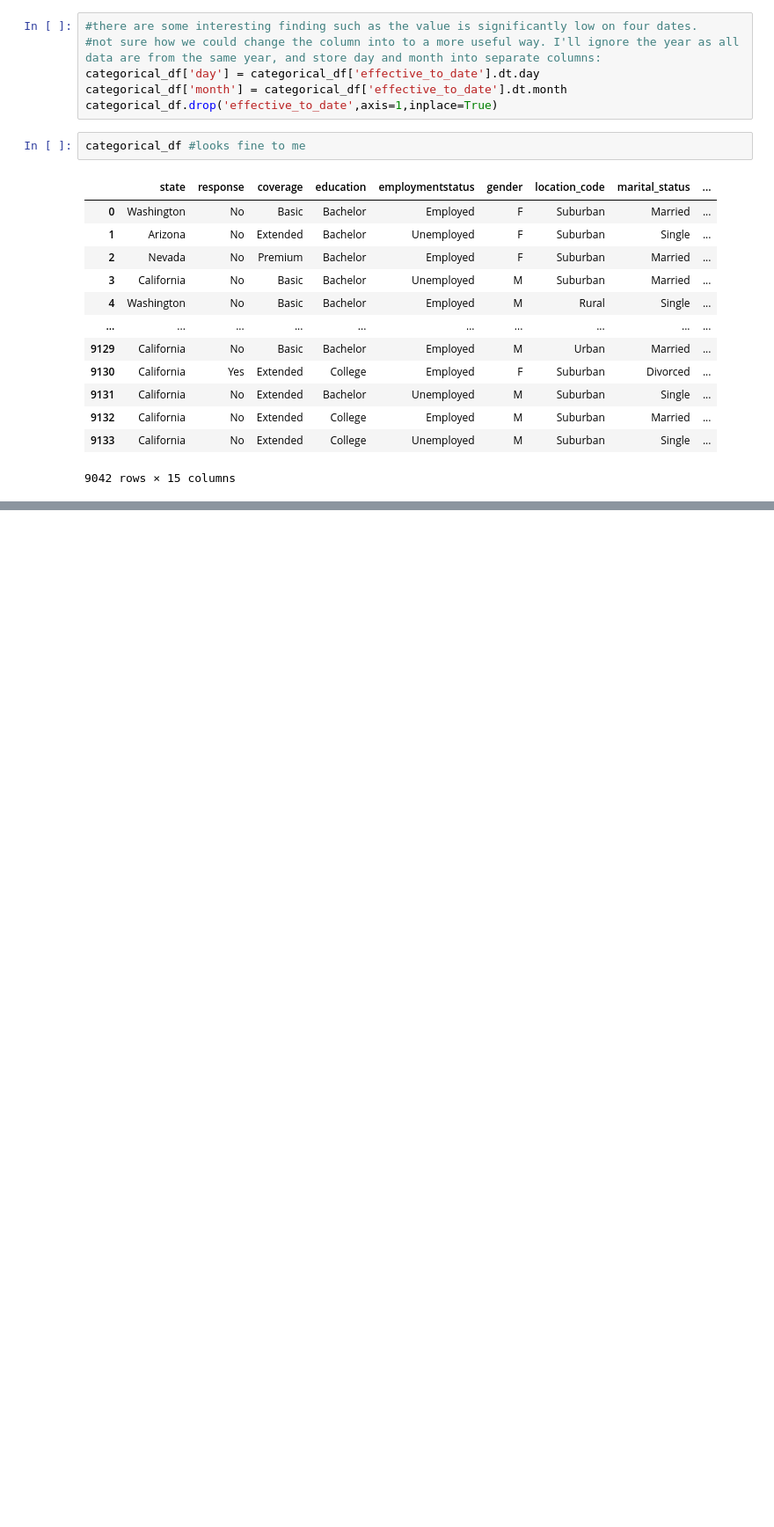
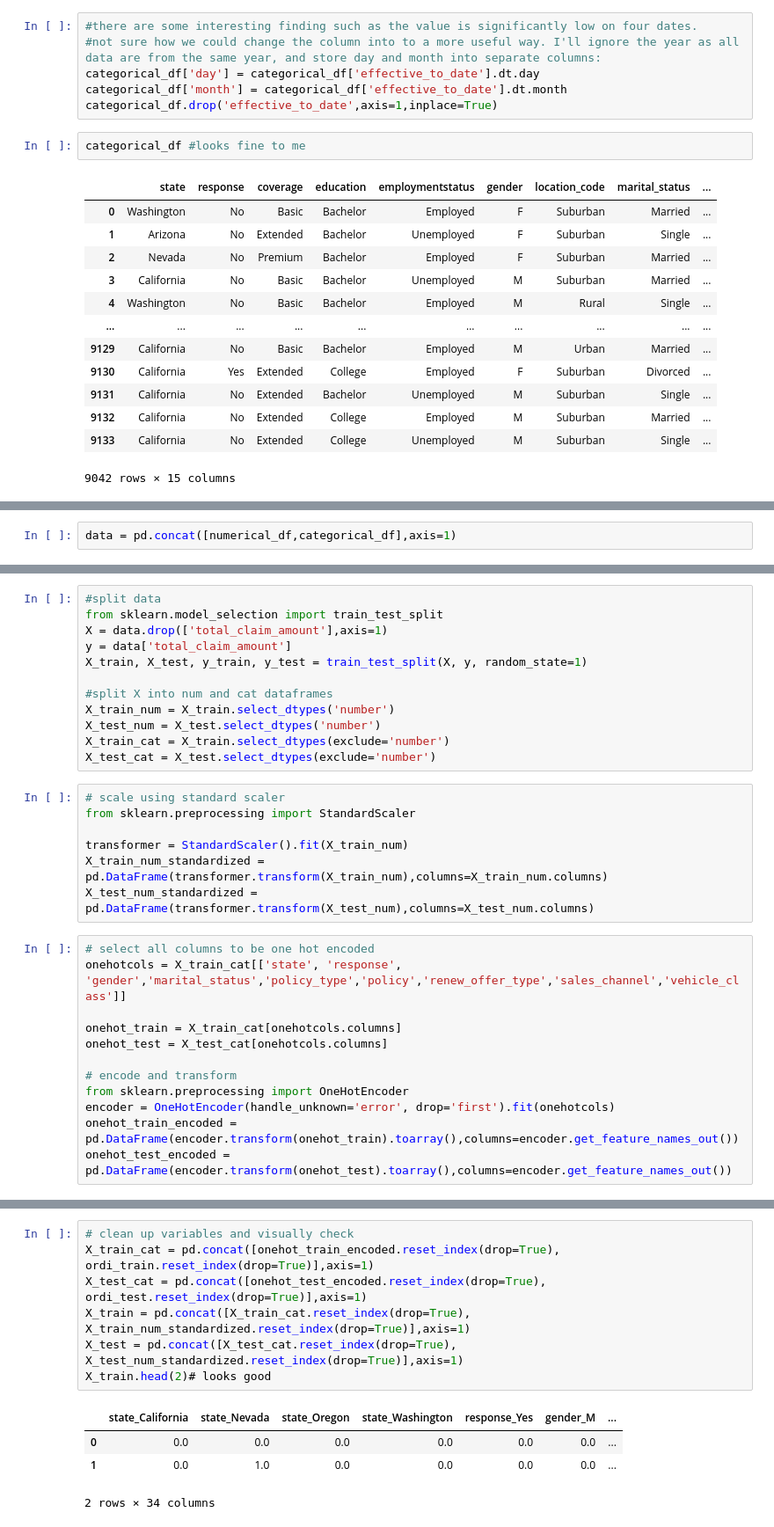
Before and after one commit to Kev-Cui/Ironhack-lab-cleaning-numerical-data, a Jupyter notebook: Lab-cleaning-numeric-data.ipynb, the cells around one changed output, grey strips where cells are left out. Shown at 88% size. Drawn from its saved outputs; the diff is of its cells as text; blank space fills up the shorter version.

Commit message:
Solved Lab Part 4: modelling and scoring

```diff
--- a/Lab-cleaning-numeric-data.ipynb
+++ b/Lab-cleaning-numeric-data.ipynb
@@ -369,0 +372,2 @@ categorical_df #looks fine to me
+# %%
+data = pd.concat([numerical_df,categorical_df],axis=1)
@@ -369,0 +394,31 @@ categorical_df #looks fine to me
+# %%
+#split data
+from sklearn.model_selection import train_test_split
+X = data.drop(['total_claim_amount'],axis=1)
+y = data['total_claim_amount']
+X_train, X_test, y_train, y_test = train_test_split(X, y, random_state=1)
+
+#split X into num and cat dataframes
+X_train_num = X_train.select_dtypes('number')
+X_test_num = X_test.select_dtypes('number')
+X_train_cat = X_train.select_dtypes(exclude='number')
+X_test_cat = X_test.select_dtypes(exclude='number')
+# %%
+# scale using standard scaler
+from sklearn.preprocessing import StandardScaler
+
+transformer = StandardScaler().fit(X_train_num)
+X_train_num_standardized = pd.DataFrame(transformer.transform(X_train_num),columns=X_train_num.columns)
+X_test_num_standardized = pd.DataFrame(transformer.transform(X_test_num),columns=X_test_num.columns)
+# %%
+# select all columns to be one hot encoded
+onehotcols = X_train_cat[['state', 'response', 'gender','marital_status','policy_type','policy','renew_offer_type','sales_channel','vehicle_class']]
+
+onehot_train = X_train_cat[onehotcols.columns]
+onehot_test = X_test_cat[onehotcols.columns]
+
+# encode and transform
+from sklearn.preprocessing import OneHotEncoder
+encoder = OneHotEncoder(handle_unknown='error', drop='first').fit(onehotcols)
+onehot_train_encoded = pd.DataFrame(encoder.transform(onehot_train).toarray(),columns=encoder.get_feature_names_out())
+onehot_test_encoded = pd.DataFrame(encoder.transform(onehot_test).toarray(),columns=encoder.get_feature_names_out())
@@ -369,0 +484,12 @@ categorical_df #looks fine to me
+# %%
+# clean up variables and visually check
+X_train_cat = pd.concat([onehot_train_encoded.reset_index(drop=True), ordi_train.reset_index(drop=True)],axis=1)
+X_test_cat = pd.concat([onehot_test_encoded.reset_index(drop=True), ordi_test.reset_index(drop=True)],axis=1)
+X_train = pd.concat([X_train_cat.reset_index(drop=True), X_train_num_standardized.reset_index(drop=True)],axis=1)
+X_test = pd.concat([X_test_cat.reset_index(drop=True), X_test_num_standardized.reset_index(drop=True)],axis=1)
+X_train.head(2)# looks good
+# %% [output]
+|  | state_California | state_Nevada | state_Oregon | state_Washington | response_Yes | gender_M | ... |
+| 0 | 0.0 | 0.0 | 0.0 | 0.0 | 0.0 | 0.0 | ... |
+| 1 | 0.0 | 1.0 | 0.0 | 0.0 | 0.0 | 0.0 | ... |
+2 rows × 34 columns
```
Also changed, not shown: parts of 7 cells of this notebook.
